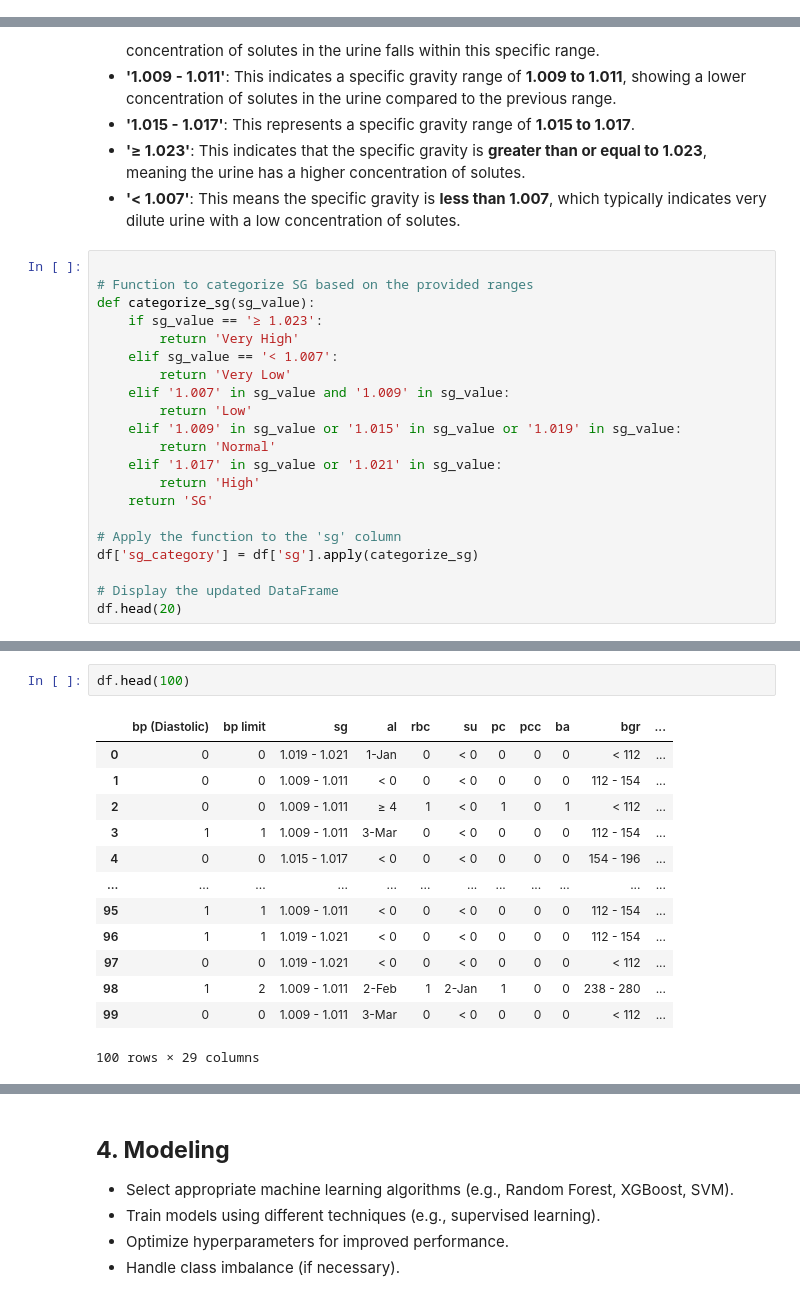
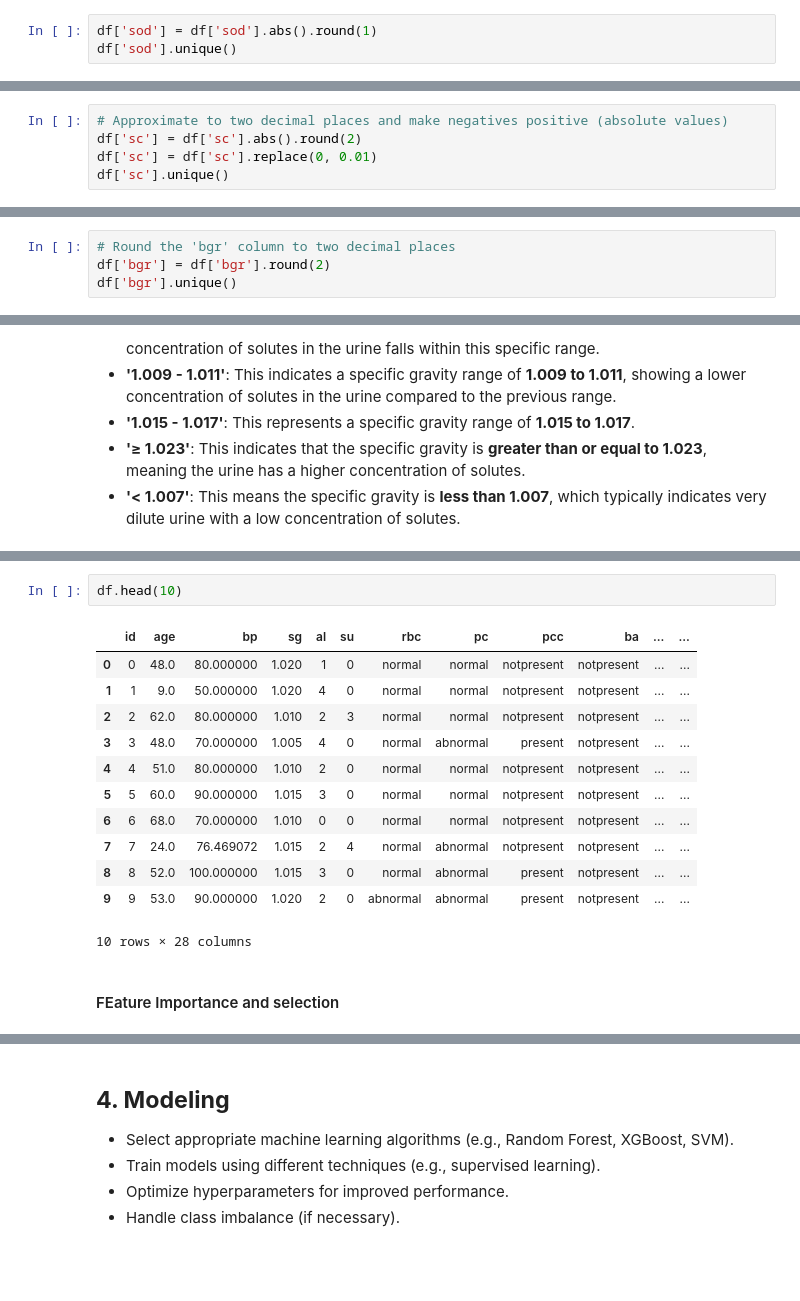
Before and after one commit to parockson/Detection-of-CKD-Progression, a Jupyter notebook: modelling/notebook.ipynb, the cells around one changed output, grey strips where cells are left out. Drawn from its saved outputs; the diff is of its cells as text; blank space fills up the shorter version.

```diff
--- a/modelling/notebook.ipynb
+++ b/modelling/notebook.ipynb
@@ -327,0 +731,3 @@ plt.show()
+# %%
+df['sod'] = df['sod'].abs().round(1)
+df['sod'].unique()
@@ -327,0 +752,5 @@ plt.show()
+# %%
+# Approximate to two decimal places and make negatives positive (absolute values)
+df['sc'] = df['sc'].abs().round(2)
+df['sc'] = df['sc'].replace(0, 0.01)
+df['sc'].unique()
@@ -327,0 +783,4 @@ plt.show()
+# %%
+# Round the 'bgr' column to two decimal places
+df['bgr'] = df['bgr'].round(2)
+df['bgr'].unique()
@@ -452,24 +1043,3 @@ The unique values in the dataframe represent specific ranges of **specific gravi
 - **'1.015 - 1.017'**: This represents a specific gravity range of **1.015 to 1.017**.
 - **'≥ 1.023'**: This indicates that the specific gravity is **greater than or equal to 1.023**, meaning the urine has a higher concentration of solutes.
 - **'< 1.007'**: This means the specific gravity is **less than 1.007**, which typically indicates very dilute urine with a low concentration of solutes.
-# %%
-
-# Function to categorize SG based on the provided ranges
-def categorize_sg(sg_value):
-    if sg_value == '≥ 1.023':
-        return 'Very High'
-    elif sg_value == '< 1.007':
-        return 'Very Low'
-    elif '1.007' in sg_value and '1.009' in sg_value:
-        return 'Low'
-    elif '1.009' in sg_value or '1.015' in sg_value or '1.019' in sg_value:
-        return 'Normal'
-    elif '1.017' in sg_value or '1.021' in sg_value:
-        return 'High'
-    return 'SG'
-
-# Apply the function to the 'sg' column
-df['sg_category'] = df['sg'].apply(categorize_sg)
-
-# Display the updated DataFrame
-df.head(20)
@@ -499,16 +1050,17 @@ array(['1-Jan', '< 0', '≥ 4', '3-Mar', '2-Feb'], dtype=object)
 # %%
-df.head(100)
+df.head(10)
 # %% [output]
-|  | bp (Diastolic) | bp limit | sg | al | rbc | su | pc | pcc | ba | bgr | ... |
-| 0 | 0 | 0 | 1.019 - 1.021 | 1-Jan | 0 | < 0 | 0 | 0 | 0 | < 112 | ... |
-| 1 | 0 | 0 | 1.009 - 1.011 | < 0 | 0 | < 0 | 0 | 0 | 0 | 112 - 154 | ... |
-| 2 | 0 | 0 | 1.009 - 1.011 | ≥ 4 | 1 | < 0 | 1 | 0 | 1 | < 112 | ... |
-| 3 | 1 | 1 | 1.009 - 1.011 | 3-Mar | 0 | < 0 | 0 | 0 | 0 | 112 - 154 | ... |
-| 4 | 0 | 0 | 1.015 - 1.017 | < 0 | 0 | < 0 | 0 | 0 | 0 | 154 - 196 | ... |
-| ... | ... | ... | ... | ... | ... | ... | ... | ... | ... | ... | ... |
-| 95 | 1 | 1 | 1.009 - 1.011 | < 0 | 0 | < 0 | 0 | 0 | 0 | 112 - 154 | ... |
-| 96 | 1 | 1 | 1.019 - 1.021 | < 0 | 0 | < 0 | 0 | 0 | 0 | 112 - 154 | ... |
-| 97 | 0 | 0 | 1.019 - 1.021 | < 0 | 0 | < 0 | 0 | 0 | 0 | < 112 | ... |
-| 98 | 1 | 2 | 1.009 - 1.011 | 2-Feb | 1 | 2-Jan | 1 | 0 | 0 | 238 - 280 | ... |
-| 99 | 0 | 0 | 1.009 - 1.011 | 3-Mar | 0 | < 0 | 0 | 0 | 0 | < 112 | ... |
+|  | id | age | bp | sg | al | su | rbc | pc | pcc | ba | ... | ... |
+| 0 | 0 | 48.0 | 80.000000 | 1.020 | 1 | 0 | normal | normal | notpresent | notpresent | ... | ... |
+| 1 | 1 | 9.0 | 50.000000 | 1.020 | 4 | 0 | normal | normal | notpresent | notpresent | ... | ... |
+| 2 | 2 | 62.0 | 80.000000 | 1.010 | 2 | 3 | normal | normal | notpresent | notpresent | ... | ... |
+| 3 | 3 | 48.0 | 70.000000 | 1.005 | 4 | 0 | normal | abnormal | present | notpresent | ... | ... |
+| 4 | 4 | 51.0 | 80.000000 | 1.010 | 2 | 0 | normal | normal | notpresent | notpresent | ... | ... |
+| 5 | 5 | 60.0 | 90.000000 | 1.015 | 3 | 0 | normal | normal | notpresent | notpresent | ... | ... |
+| 6 | 6 | 68.0 | 70.000000 | 1.010 | 0 | 0 | normal | normal | notpresent | notpresent | ... | ... |
+| 7 | 7 | 24.0 | 76.469072 | 1.015 | 2 | 4 | normal | abnormal | notpresent | notpresent | ... | ... |
+| 8 | 8 | 52.0 | 100.000000 | 1.015 | 3 | 0 | normal | abnormal | present | notpresent | ... | ... |
+| 9 | 9 | 53.0 | 90.000000 | 1.020 | 2 | 0 | abnormal | abnormal | present | notpresent | ... | ... |
-100 rows × 29 columns
+10 rows × 28 columns
+# %% [markdown]
+#### FEature Importance and selection
```
Also changed, not shown: parts of 77 cells of this notebook, 7 other files.
